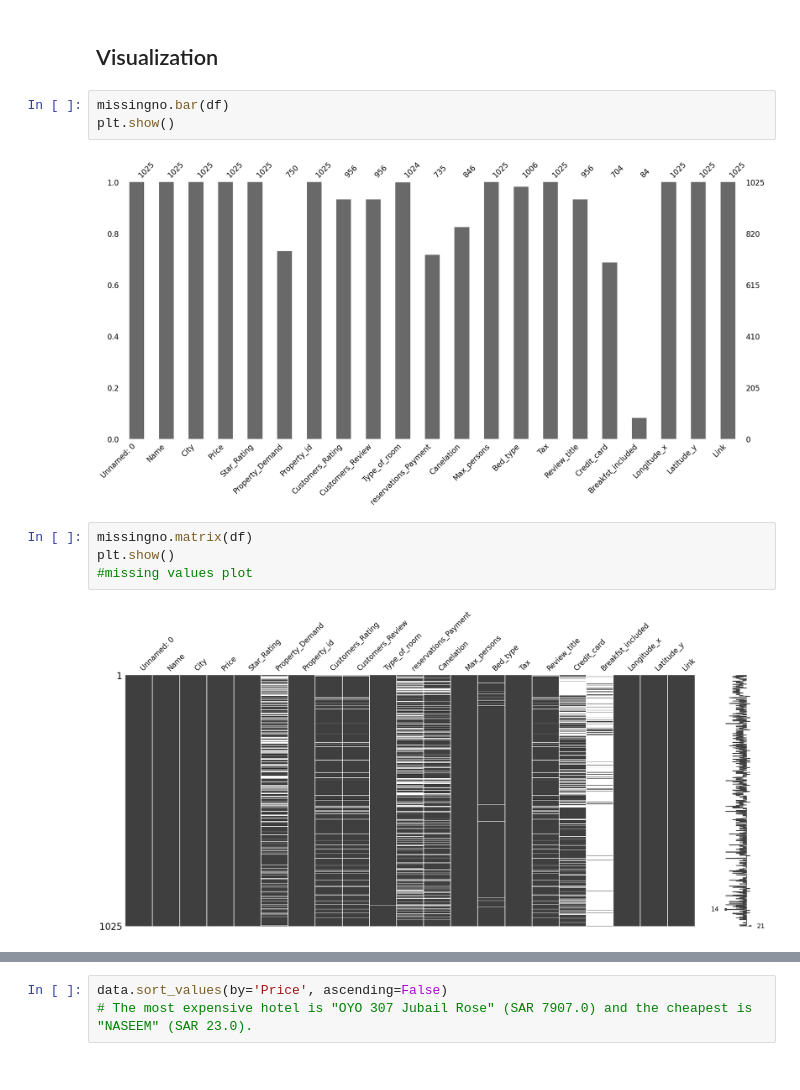
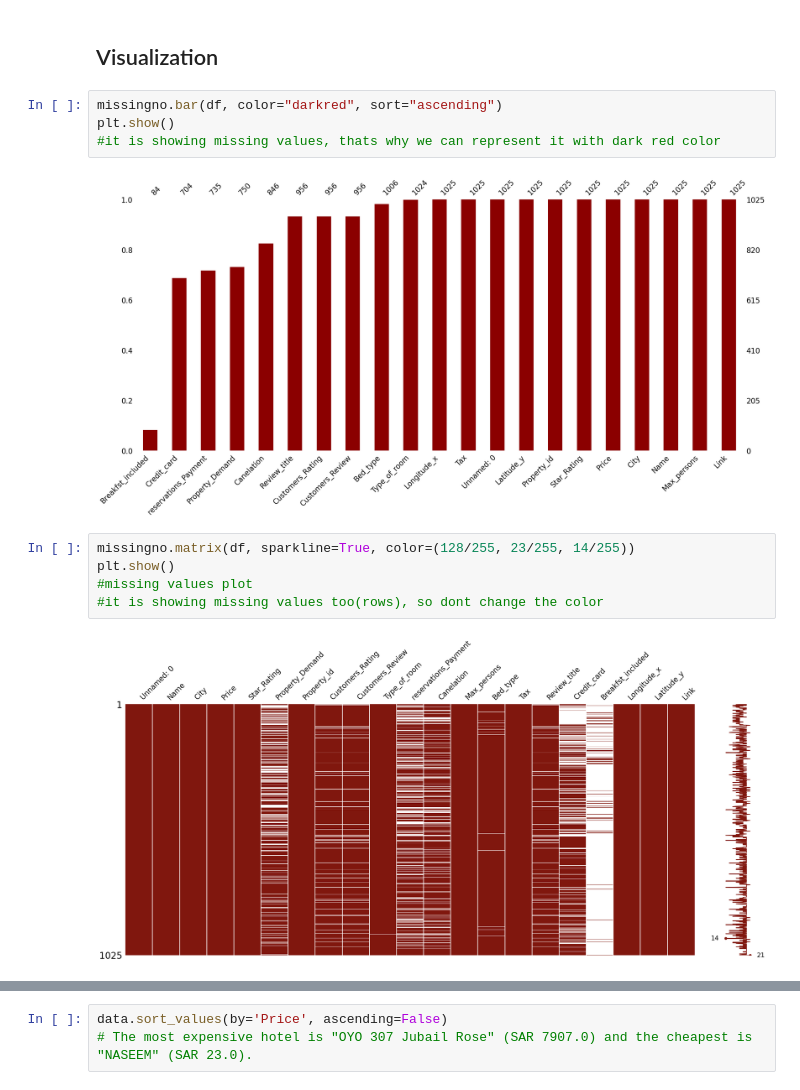
Before and after one commit to ketikyan/SaudianArabia, a Jupyter notebook: SaudianArabia.ipynb, the cells around one changed output, grey strips where cells are left out. Cells and saved outputs as stored; diff of their text form.

```diff
--- a/SaudianArabia.ipynb
+++ b/SaudianArabia.ipynb
@@ -163,16 +163,18 @@ frequency_table(data['Star_Rating']) #frequency table for star_rating
 # %% [markdown]
 ## Visualization
 # %%
-missingno.bar(df)
+missingno.bar(df, color="darkred", sort="ascending")
 plt.show()
+#it is showing missing values, thats why we can represent it with dark red color
 # %% [output]
-[figure, old version]
+[figure, new version]
 # %%
-missingno.matrix(df)
+missingno.matrix(df, sparkline=True, color=(128/255, 23/255, 14/255))
 plt.show()
 #missing values plot
+#it is showing missing values too(rows), so dont change the color
 # %% [output]
-[figure, old version]
+[figure, new version]
 # %%
 missingno.heatmap(df)
 plt.show()
```
Also changed, not shown: parts of 1 cell of this notebook.
